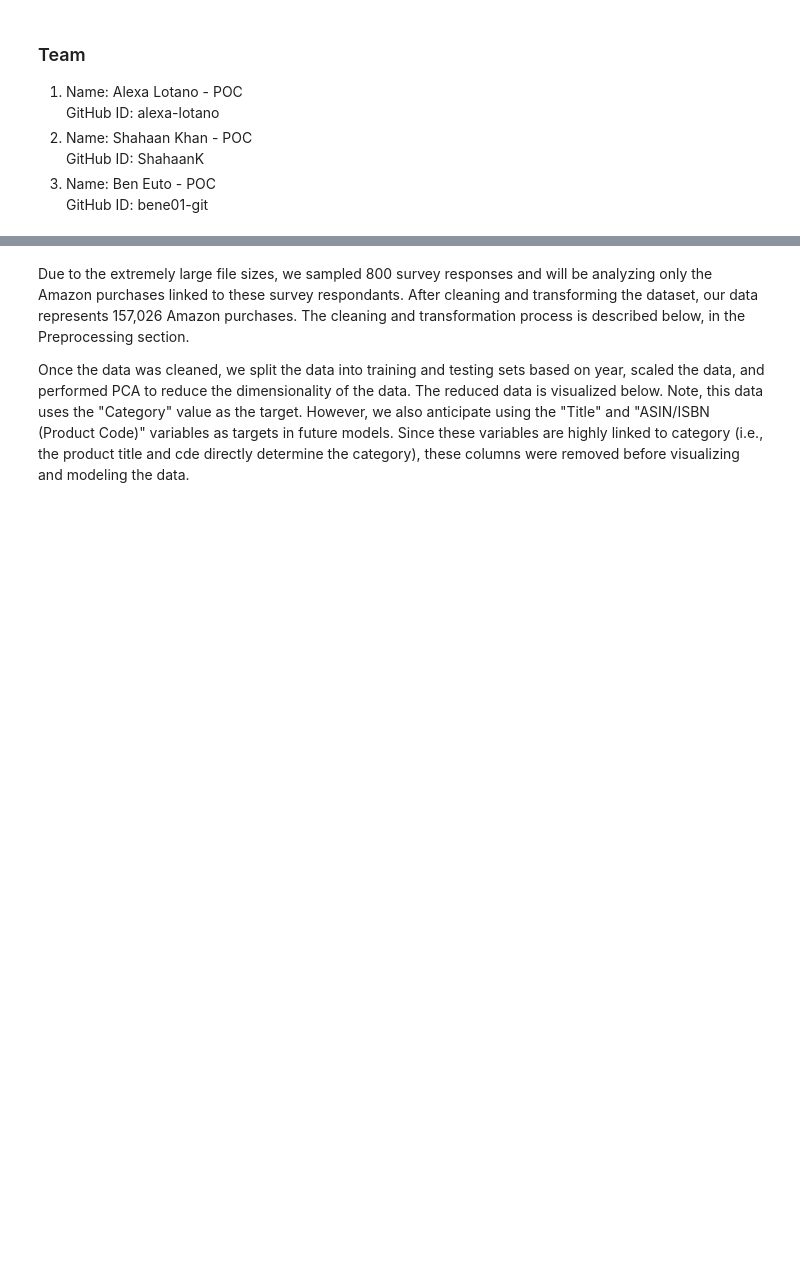
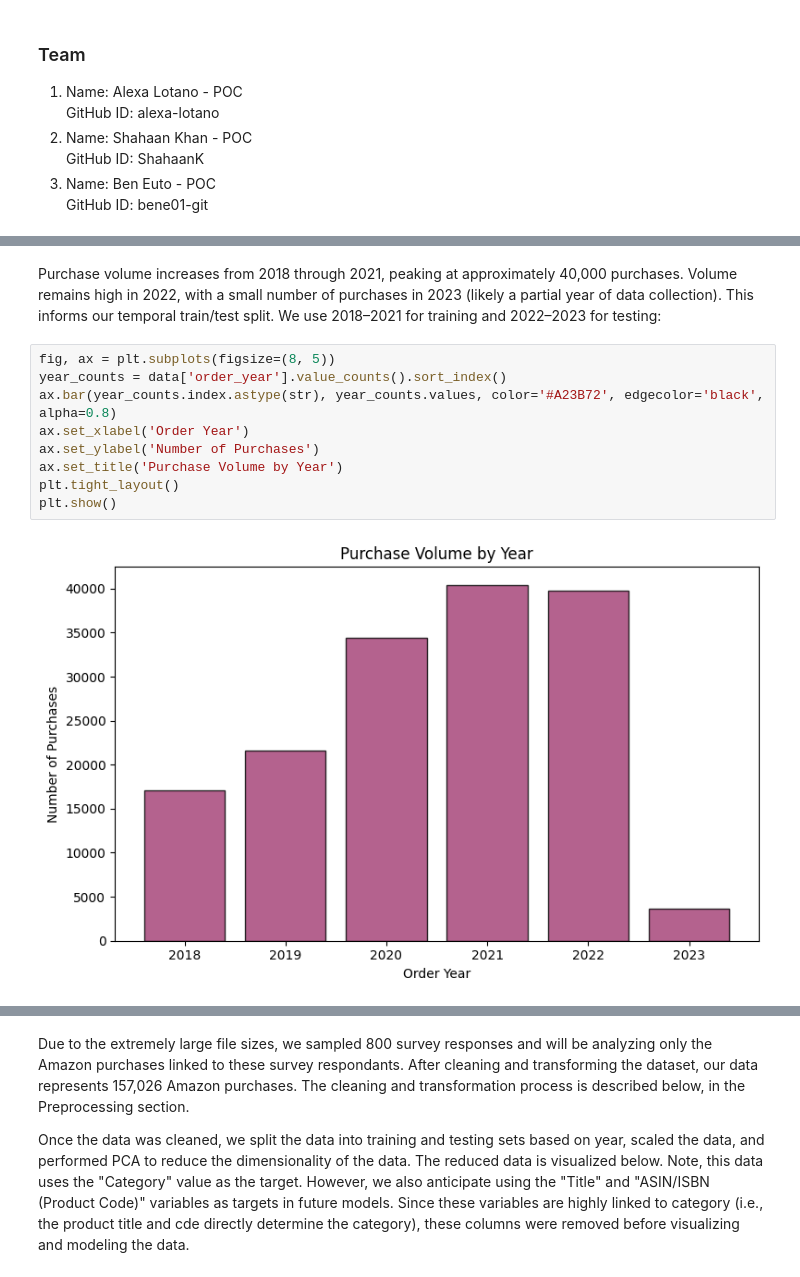
Before and after one commit to SU-IST707-SP26/group-project-bas-team, a Jupyter notebook: checkpoint/submissionDRAFT.ipynb, the cells around one changed output, grey strips where cells are left out. Saved outputs shown, nothing was run; the diff lists cells and outputs as text; blank space fills up the shorter version.

```diff
--- a/checkpoint/submissionDRAFT.ipynb
+++ b/checkpoint/submissionDRAFT.ipynb
@@ -94,0 +128,13 @@ Data Usage:
+# %% [markdown]
+Purchase volume increases from 2018 through 2021, peaking at approximately 40,000 purchases. Volume remains high in 2022, with a small number of purchases in 2023 (likely a partial year of data collection). This informs our temporal train/test split. We use 2018–2021 for training and 2022–2023 for testing:
+# %%
+fig, ax = plt.subplots(figsize=(8, 5))
+year_counts = data['order_year'].value_counts().sort_index()
+ax.bar(year_counts.index.astype(str), year_counts.values, color='#A23B72', edgecolor='black', alpha=0.8)
+ax.set_xlabel('Order Year')
+ax.set_ylabel('Number of Purchases')
+ax.set_title('Purchase Volume by Year')
+plt.tight_layout()
+plt.show()
+# %% [output]
+[figure, added]
```
Also changed, not shown: parts of 32 cells of this notebook, 1 other file.
